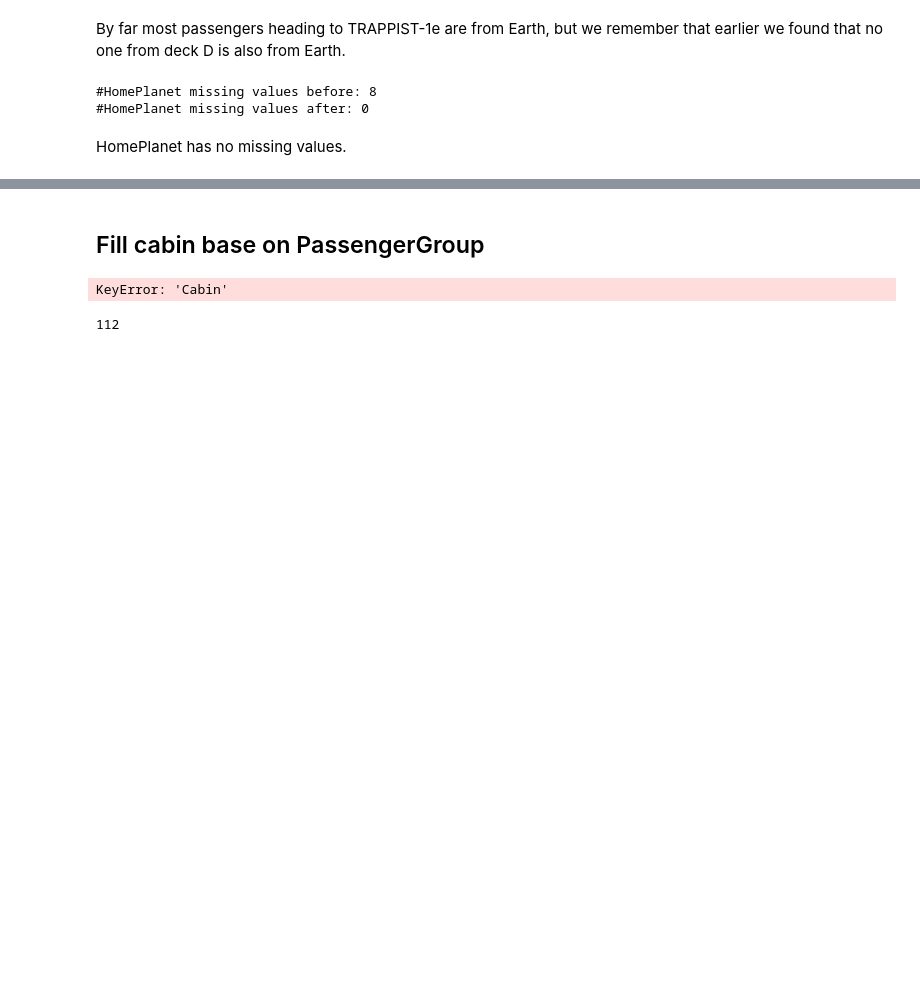
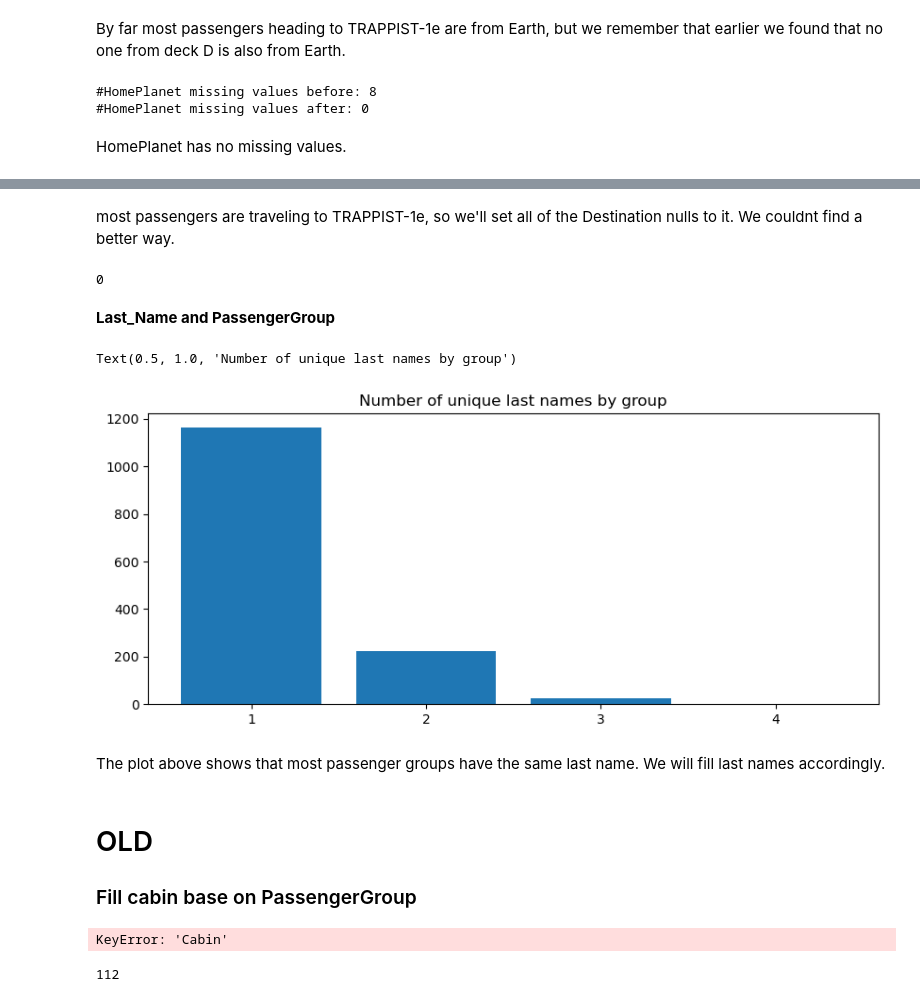
Before and after one commit to YarinArava/SpaceShipTitanic_FinalProject, a Jupyter notebook: Spaceship_Titanic_edited_2.ipynb, the cells around one changed output, grey strips where cells are left out. Drawn from its saved outputs; the diff is of its cells as text; code cells hidden in the pictures; blank space fills up the shorter version.

```diff
--- a/Spaceship_Titanic_edited_2.ipynb
+++ b/Spaceship_Titanic_edited_2.ipynb
@@ -695,0 +722,23 @@ HomePlanet has no missing values.
+# %% [markdown]
+most passengers are traveling to TRAPPIST-1e, so we'll set all of the Destination nulls to it. We couldnt find a better way.
+# %%
+df['Destination'] = df['Destination'].fillna('TRAPPIST-1e')
+df['Destination'].isna().sum()
+# %% [output]
+0
+# %% [markdown]
+**Last_Name and PassengerGroup**
+# %%
+# Joint distribution of Group and Surname
+GSN_gb=df[df['GroupSize']>1].groupby(['PassengerGroup','Last_name'])['Last_name'].size().unstack().fillna(0)
+
+counts = (GSN_gb > 0).sum(axis=1).value_counts().sort_index()
+# Countplot of unique values
+plt.figure(figsize=(10,4))
+plt.bar(counts.index.astype(str), counts.values)
+plt.title('Number of unique last names by group')
+# %% [output]
+Text(0.5, 1.0, 'Number of unique last names by group')
+[figure, added]
+# %% [markdown]
+The plot above shows that most passenger groups have the same last name. We will fill last names accordingly.
@@ -696,5 +749,6 @@ HomePlanet has no missing values.
 # %% [markdown]
-## Fill cabin base on PassengerGroup
+# OLD
+### Fill cabin base on PassengerGroup
 # %%
 (df['Cabin']).isna().sum()
 # %% [output]
```
Also changed, not shown: parts of 16 cells of this notebook.
